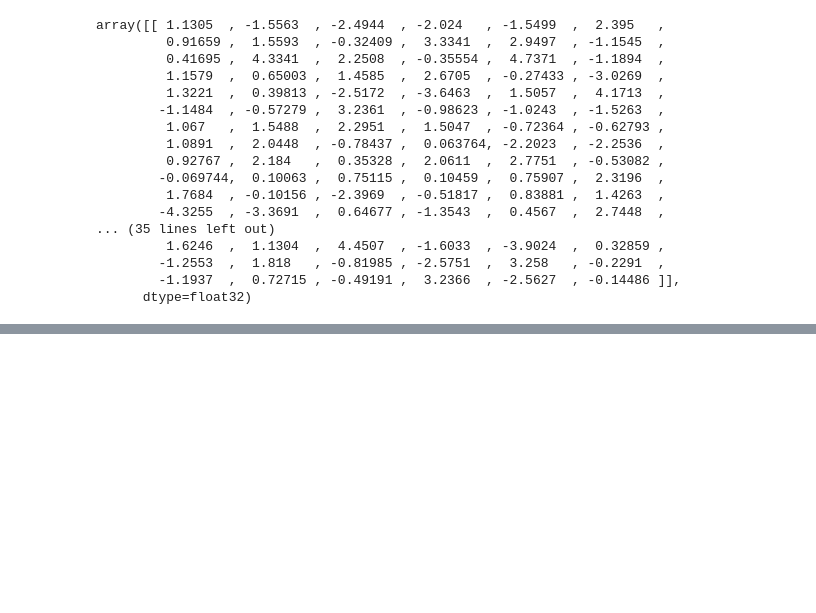
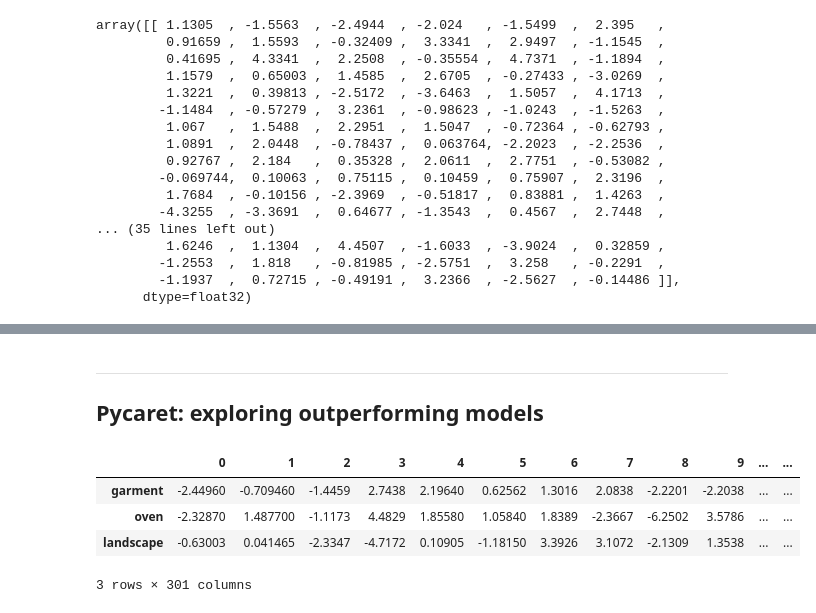
Before and after one commit to tbnsilveira/semantic_classifier, a Jupyter notebook: notebooks/Exp01_SCA_WE.ipynb, the cells around one changed output, grey strips where cells are left out. Saved outputs shown, nothing was run; the diff lists cells and outputs as text; code cells hidden in the pictures; blank space fills up the shorter version.

```diff
--- a/notebooks/Exp01_SCA_WE.ipynb
+++ b/notebooks/Exp01_SCA_WE.ipynb
@@ -477,0 +412,7 @@ Test Accuracy: 87.52%
+# %%
+# Categorical binary labeling through list comprehension accordingly to SCA median criteria:
+Y_train_B['F_Objectivity'] = [1 if f_objectivity >= 0.565 else 0 for f_objectivity in Y_train_B['F_Objectivity']]
+Y_train_B['F_Subjectivity'] = [1 if f_subjectivity >= 0.392 else 0 for f_subjectivity in Y_train_B['F_Subjectivity']]
+
+Y_test_B['F_Objectivity'] = [1 if f_objectivity >= 0.565 else 0 for f_objectivity in Y_test_B['F_Objectivity']]
+Y_test_B['F_Subjectivity'] = [1 if f_subjectivity >= 0.392 else 0 for f_subjectivity in Y_test_B['F_Subjectivity']]
@@ -477,0 +449,8 @@ Test Accuracy: 87.52%
+# %%
+## It makes use of Y_train_B and Y_test_B data.
+Y_train_C = Y_train_B.copy()
+Y_test_C = Y_test_B.copy()
+
+## It also makes a copy of X datasets:
+X_train_C = X_train_B.copy()
+X_test_C = X_test_B.copy()
@@ -754,0 +941,3 @@ exp_class = pycaret.classification.setup(df_last, target='target', session_id=90
+# %% [markdown]
+---
+## Pycaret: exploring outperforming models
@@ -754,0 +946,9 @@ exp_class = pycaret.classification.setup(df_last, target='target', session_id=90
+# %%
+df_pycaret = pd.concat([X_train_C, Y_train_C], axis=1)
+df_pycaret.sample(3)
+# %% [output]
+|  | 0 | 1 | 2 | 3 | 4 | 5 | 6 | 7 | 8 | 9 | ... | ... |
+| garment | -2.44960 | -0.709460 | -1.4459 | 2.7438 | 2.19640 | 0.62562 | 1.3016 | 2.0838 | -2.2201 | -2.2038 | ... | ... |
+| oven | -2.32870 | 1.487700 | -1.1173 | 4.4829 | 1.85580 | 1.05840 | 1.8389 | -2.3667 | -6.2502 | 3.5786 | ... | ... |
+| landscape | -0.63003 | 0.041465 | -2.3347 | -4.7172 | 0.10905 | -1.18150 | 3.3926 | 3.1072 | -2.1309 | 1.3538 | ... | ... |
+3 rows × 301 columns
```
Also changed, not shown: parts of 118 cells of this notebook.
